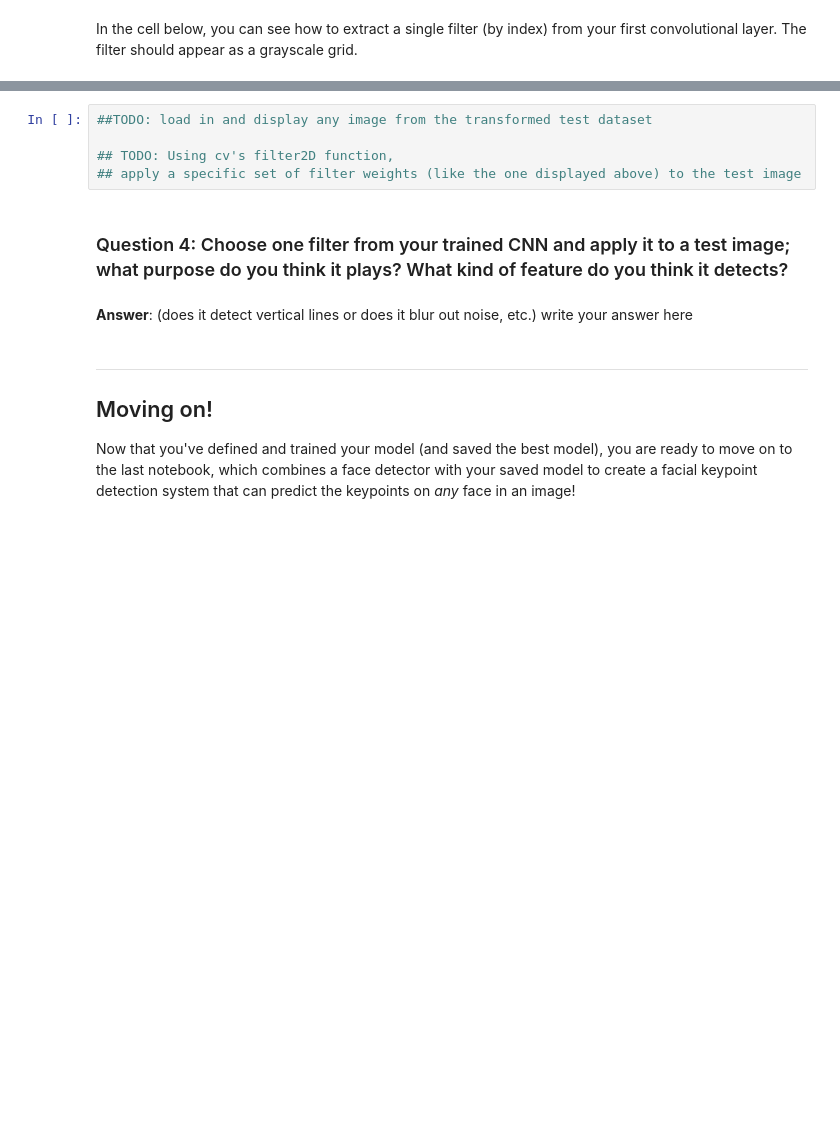
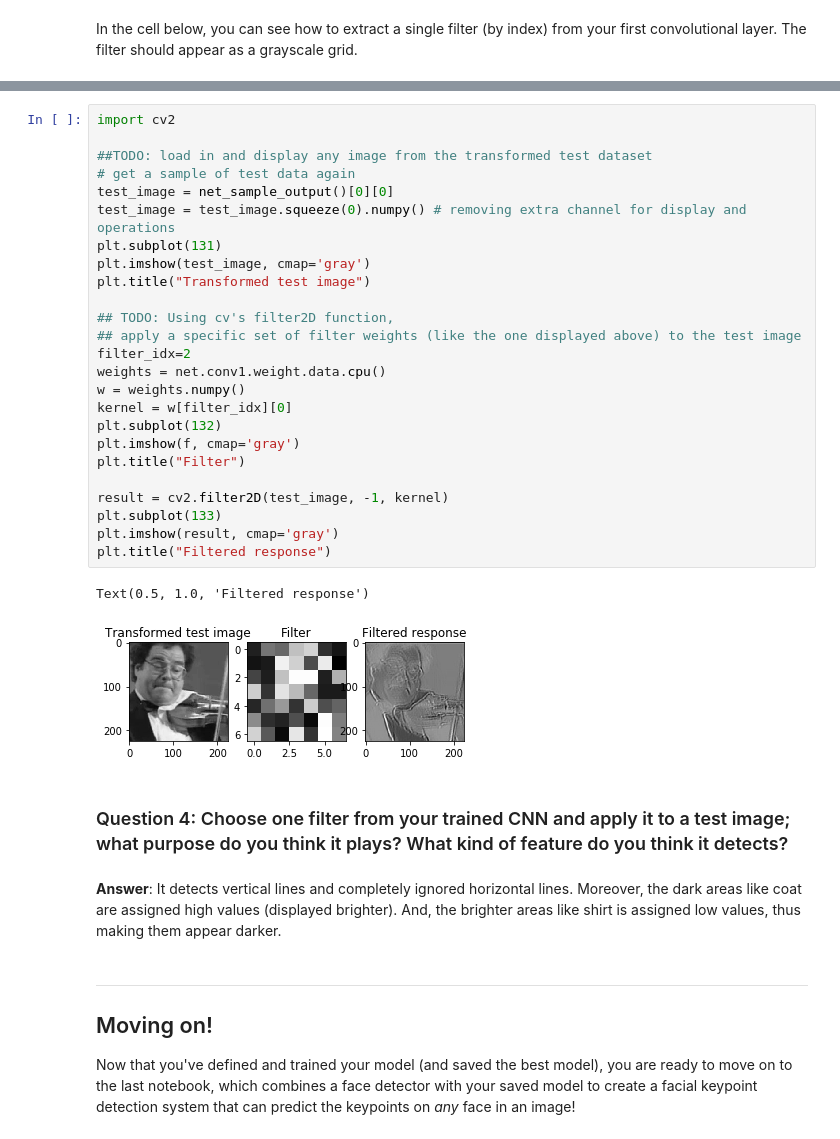
Before and after one commit to nik1806/P1_Facial_Keypoints, a Jupyter notebook: 2. Define the Network Architecture.ipynb, the cells around one changed output, grey strips where cells are left out. Saved outputs shown, nothing was run; the diff lists cells and outputs as text; blank space fills up the shorter version.

```diff
--- a/2. Define the Network Architecture.ipynb
+++ b/2. Define the Network Architecture.ipynb
@@ -512,14 +542,37 @@ Next, choose a test image and filter it with one of the convolutional kernels in
 ### TODO: Filter an image to see the effect of a convolutional kernel
 ---
 # %%
+import cv2
+
 ##TODO: load in and display any image from the transformed test dataset
+# get a sample of test data again
+test_image = net_sample_output()[0][0]
+test_image = test_image.squeeze(0).numpy() # removing extra channel for display and operations
+plt.subplot(131)
+plt.imshow(test_image, cmap='gray')
+plt.title("Transformed test image")
 
 ## TODO: Using cv's filter2D function,
 ## apply a specific set of filter weights (like the one displayed above) to the test image
+filter_idx=2
+weights = net.conv1.weight.data.cpu()
+w = weights.numpy()
+kernel = w[filter_idx][0]
+plt.subplot(132)
+plt.imshow(f, cmap='gray')
+plt.title("Filter")
+
+result = cv2.filter2D(test_image, -1, kernel)
+plt.subplot(133)
+plt.imshow(result, cmap='gray')
+plt.title("Filtered response")
+# %% [output]
+Text(0.5, 1.0, 'Filtered response')
+[figure, added]
 # %% [markdown]
 ### Question 4: Choose one filter from your trained CNN and apply it to a test image; what purpose do you think it plays? What kind of feature do you think it detects?
-# %% [markdown]
-**Answer**: (does it detect vertical lines or does it blur out noise, etc.) write your answer here
+# %% [markdown]
+**Answer**: It detects vertical lines and completely ignored horizontal lines. Moreover, the dark areas like coat are assigned high values (displayed brighter). And, the brighter areas like shirt is assigned low values, thus making them appear darker.
 # %% [markdown]
 ---
 ## Moving on!
```
Also changed, not shown: parts of 13 cells of this notebook, 3 other files.
